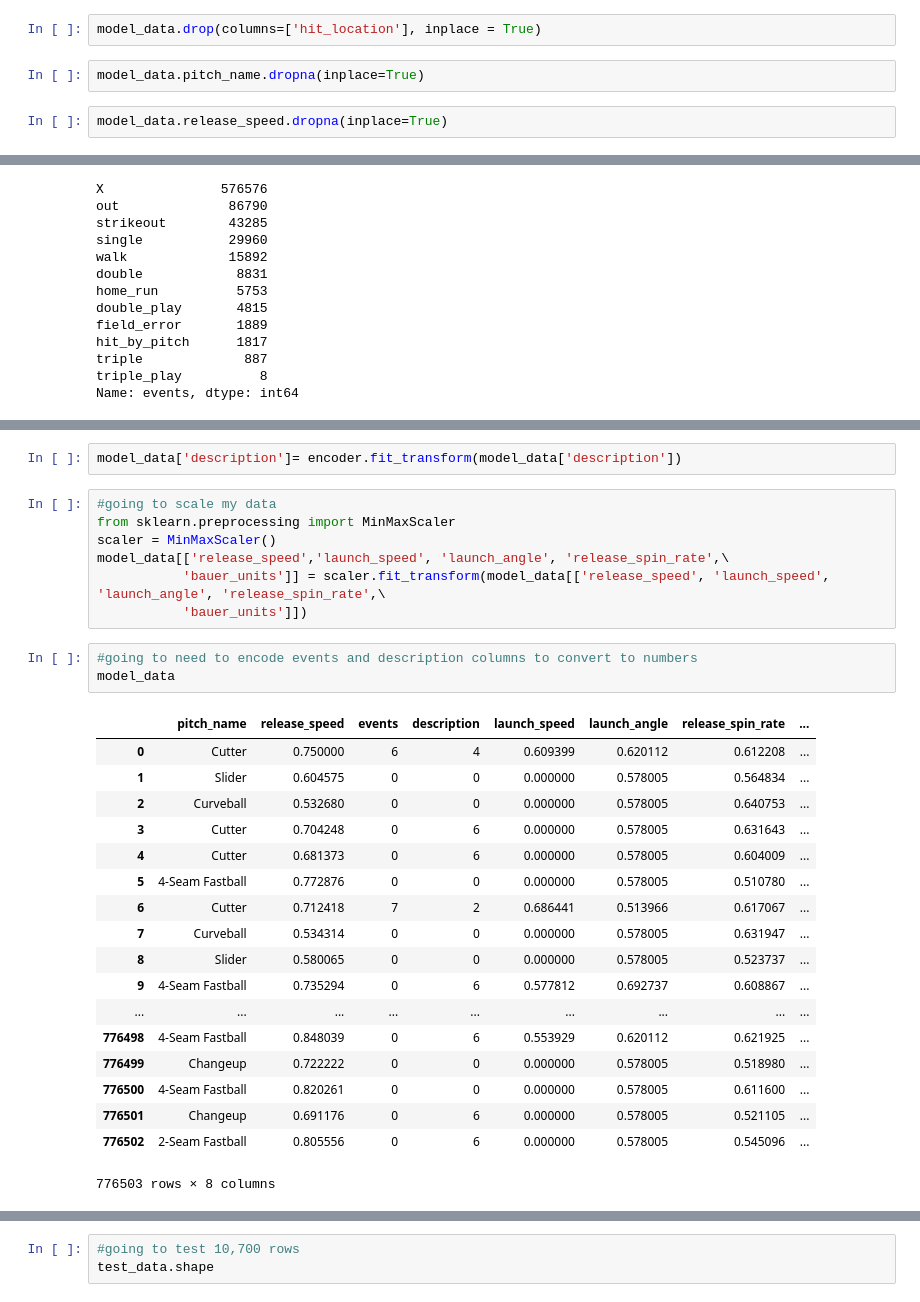
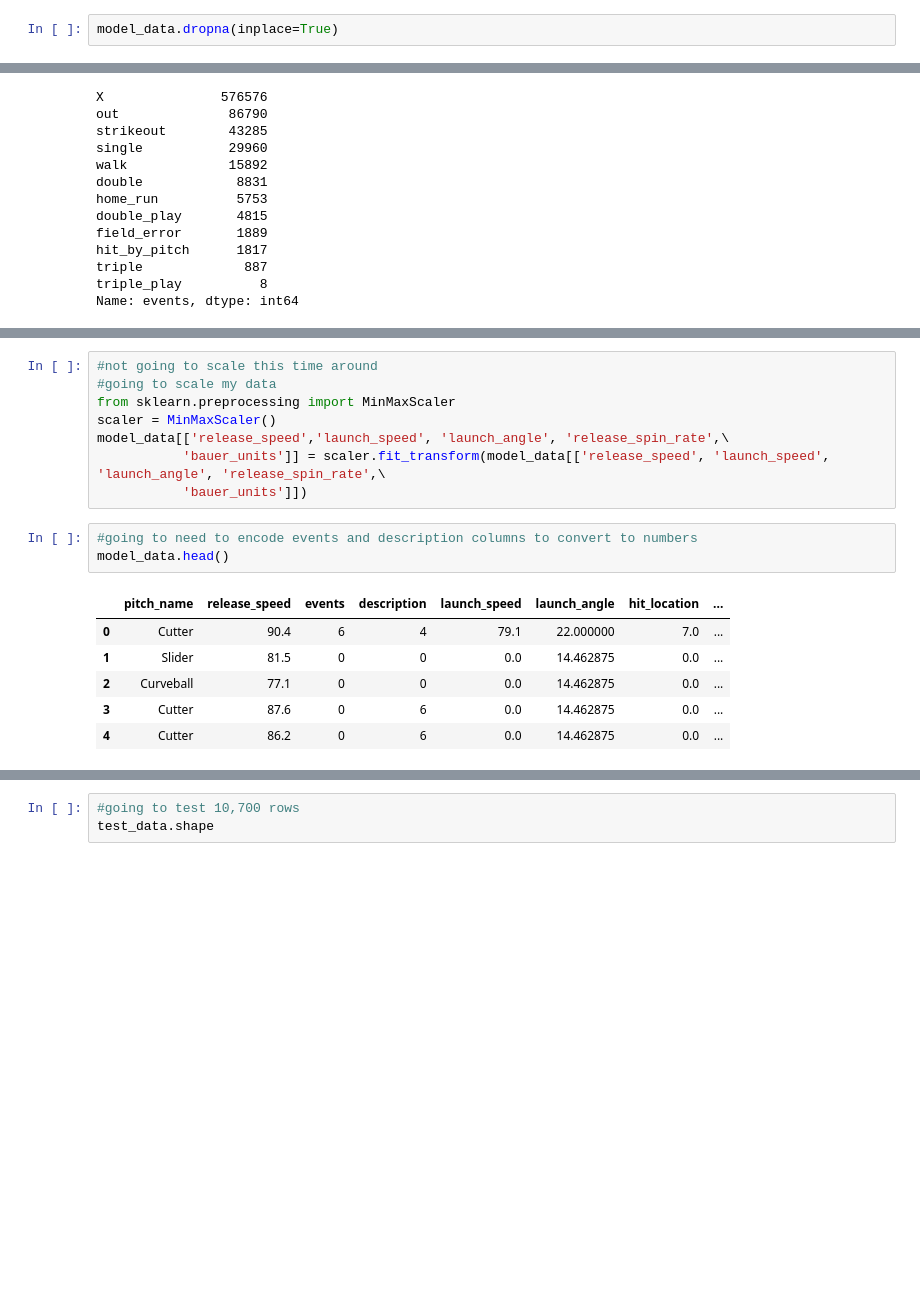
Before and after one commit to nradich/Pitch_Effective, a Jupyter notebook: LHP_model_testing.ipynb, the cells around one changed output, grey strips where cells are left out. Cells and saved outputs as stored; diff of their text form; blank space fills up the shorter version.

Commit message:
Model Testing and set agenda for Wednesday

```diff
--- a/LHP_model_testing.ipynb
+++ b/LHP_model_testing.ipynb
@@ -21,8 +21,4 @@ dtype: int64
 #dropping hit location b/c it was skewing the computer
 model_data.drop(columns=['Unnamed: 0'], inplace=True)
 # %%
-model_data.drop(columns=['hit_location'], inplace = True)
+model_data.dropna(inplace=True)
-# %%
-model_data.pitch_name.dropna(inplace=True)
-# %%
-model_data.release_speed.dropna(inplace=True)
@@ -92,6 +72,5 @@ Name: events, dtype: int64
-# %%
-model_data['description']= encoder.fit_transform(model_data['description'])
 # %%
+#not going to scale this time around
 #going to scale my data
 from sklearn.preprocessing import MinMaxScaler
 scaler = MinMaxScaler()
@@ -100,24 +79,12 @@ model_data[['release_speed','launch_speed', 'launch_angle', 'release_spin_rate',
            'bauer_units']])
 # %%
 #going to need to encode events and description columns to convert to numbers
-model_data
+model_data.head()
 # %% [output]
-|  | pitch_name | release_speed | events | description | launch_speed | launch_angle | release_spin_rate | ... |
-| 0 | Cutter | 0.750000 | 6 | 4 | 0.609399 | 0.620112 | 0.612208 | ... |
-| 1 | Slider | 0.604575 | 0 | 0 | 0.000000 | 0.578005 | 0.564834 | ... |
-| 2 | Curveball | 0.532680 | 0 | 0 | 0.000000 | 0.578005 | 0.640753 | ... |
-| 3 | Cutter | 0.704248 | 0 | 6 | 0.000000 | 0.578005 | 0.631643 | ... |
-| 4 | Cutter | 0.681373 | 0 | 6 | 0.000000 | 0.578005 | 0.604009 | ... |
-| 5 | 4-Seam Fastball | 0.772876 | 0 | 0 | 0.000000 | 0.578005 | 0.510780 | ... |
-| 6 | Cutter | 0.712418 | 7 | 2 | 0.686441 | 0.513966 | 0.617067 | ... |
-| 7 | Curveball | 0.534314 | 0 | 0 | 0.000000 | 0.578005 | 0.631947 | ... |
-| 8 | Slider | 0.580065 | 0 | 0 | 0.000000 | 0.578005 | 0.523737 | ... |
-| 9 | 4-Seam Fastball | 0.735294 | 0 | 6 | 0.577812 | 0.692737 | 0.608867 | ... |
-| ... | ... | ... | ... | ... | ... | ... | ... | ... |
-| 776498 | 4-Seam Fastball | 0.848039 | 0 | 6 | 0.553929 | 0.620112 | 0.621925 | ... |
-| 776499 | Changeup | 0.722222 | 0 | 0 | 0.000000 | 0.578005 | 0.518980 | ... |
-| 776500 | 4-Seam Fastball | 0.820261 | 0 | 0 | 0.000000 | 0.578005 | 0.611600 | ... |
-| 776501 | Changeup | 0.691176 | 0 | 6 | 0.000000 | 0.578005 | 0.521105 | ... |
-| 776502 | 2-Seam Fastball | 0.805556 | 0 | 6 | 0.000000 | 0.578005 | 0.545096 | ... |
+|  | pitch_name | release_speed | events | description | launch_speed | launch_angle | hit_location | ... |
+| 0 | Cutter | 90.4 | 6 | 4 | 79.1 | 22.000000 | 7.0 | ... |
+| 1 | Slider | 81.5 | 0 | 0 | 0.0 | 14.462875 | 0.0 | ... |
+| 2 | Curveball | 77.1 | 0 | 0 | 0.0 | 14.462875 | 0.0 | ... |
+| 3 | Cutter | 87.6 | 0 | 6 | 0.0 | 14.462875 | 0.0 | ... |
+| 4 | Cutter | 86.2 | 0 | 6 | 0.0 | 14.462875 | 0.0 | ... |
-776503 rows × 8 columns
 # %%
```
Also changed, not shown: parts of 31 cells of this notebook.
